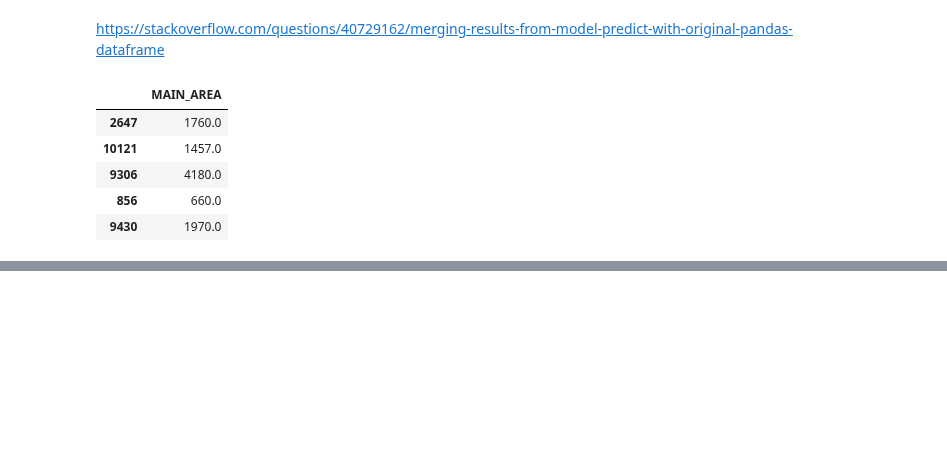
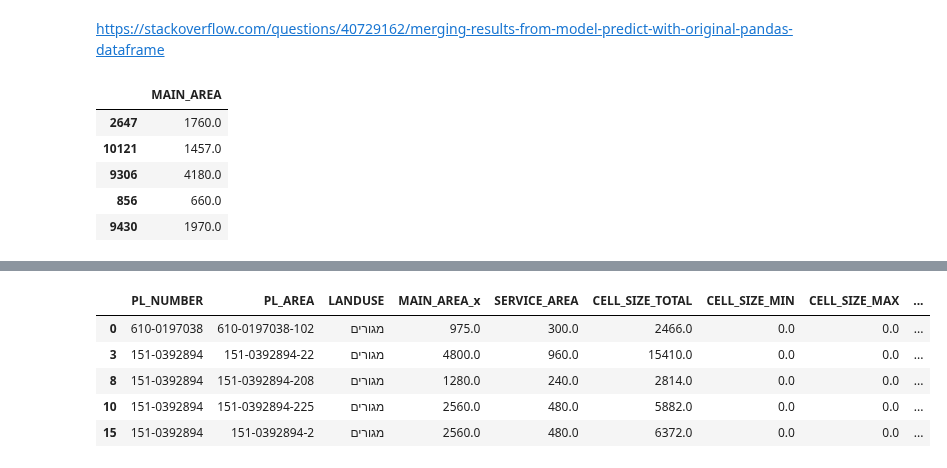
Before and after one commit to MosheMann5750/ML, a Jupyter notebook: FinalProject/ConstructionPlans.ipynb, the cells around one changed output, grey strips where cells are left out. Cells and saved outputs as stored; diff of their text form; code cells hidden in the pictures; blank space fills up the shorter version.

```diff
--- a/FinalProject/ConstructionPlans.ipynb
+++ b/FinalProject/ConstructionPlans.ipynb
@@ -441,3 +434,11 @@ result_df.T
 2 rows × 4082 columns
 # %%
 all_data_with_predictions = pd.merge(data, result_df, left_index=True, right_index=True)
+all_data_with_predictions.head()
+# %% [output]
+|  | PL_NUMBER | PL_AREA | LANDUSE | MAIN_AREA_x | SERVICE_AREA | CELL_SIZE_TOTAL | CELL_SIZE_MIN | CELL_SIZE_MAX | ... |
+| 0 | 610-0197038 | 610-0197038-102 | מגורים | 975.0 | 300.0 | 2466.0 | 0.0 | 0.0 | ... |
+| 3 | 151-0392894 | 151-0392894-22 | מגורים | 4800.0 | 960.0 | 15410.0 | 0.0 | 0.0 | ... |
+| 8 | 151-0392894 | 151-0392894-208 | מגורים | 1280.0 | 240.0 | 2814.0 | 0.0 | 0.0 | ... |
+| 10 | 151-0392894 | 151-0392894-225 | מגורים | 2560.0 | 480.0 | 5882.0 | 0.0 | 0.0 | ... |
+| 15 | 151-0392894 | 151-0392894-2 | מגורים | 2560.0 | 480.0 | 6372.0 | 0.0 | 0.0 | ... |
```
Also changed, not shown: parts of 6 cells of this notebook.
